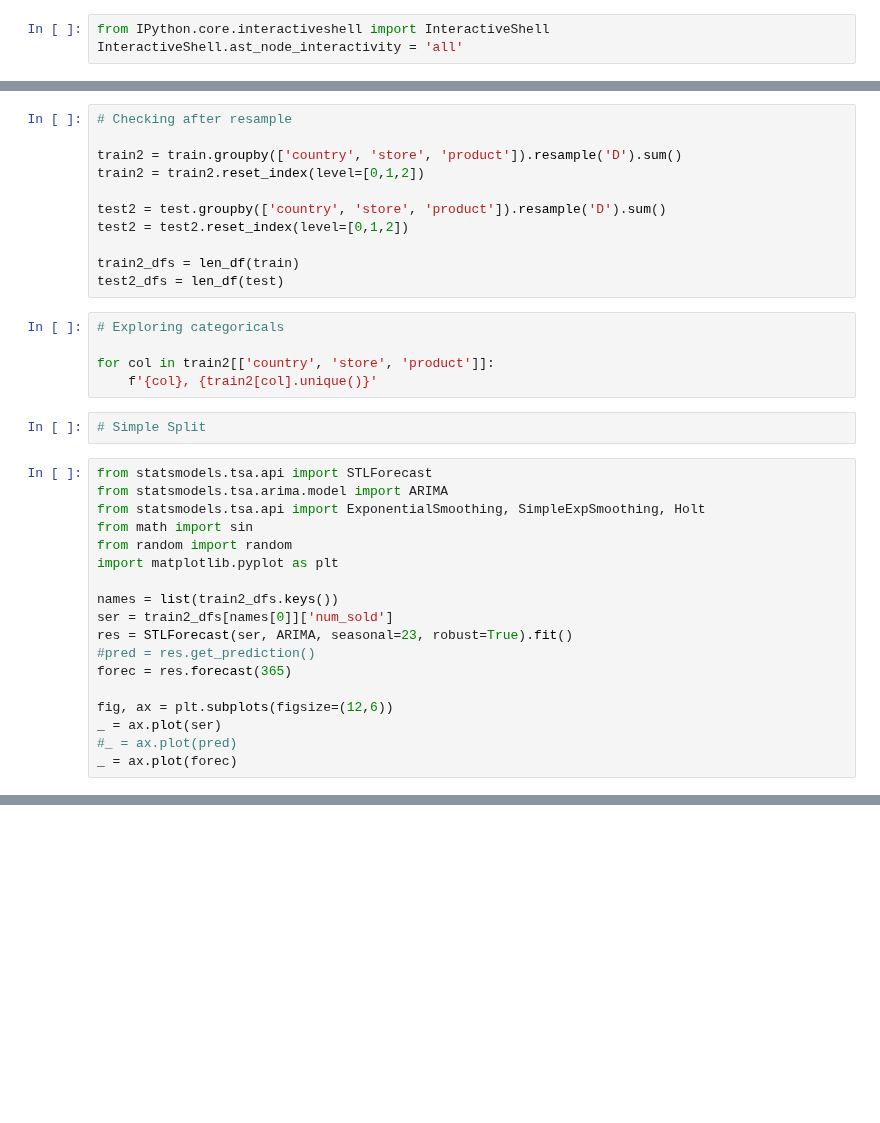
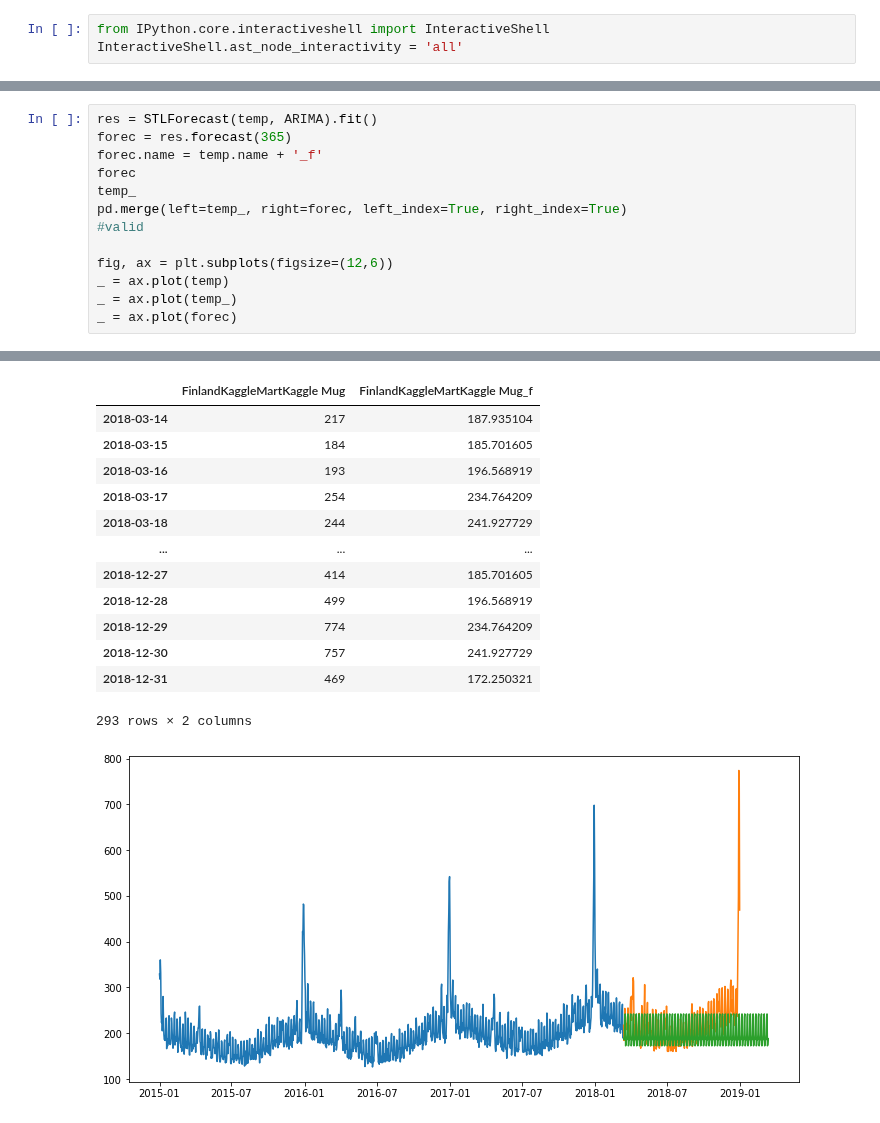
Before and after one commit to maulberto3/Kaggle_magic, a Jupyter notebook: simple-statsmodels-estimation.ipynb, the cells around one changed output, grey strips where cells are left out. Drawn from its saved outputs; the diff is of its cells as text; blank space fills up the shorter version.

Commit message:
Kaggle Notebook | Simple Linear Forecasts | Version 5

```diff
--- a/simple-statsmodels-estimation.ipynb
+++ b/simple-statsmodels-estimation.ipynb
@@ -61,36 +157,14 @@ test_dfs = len_df(test)
-# %%
-# Checking after resample
-
-train2 = train.groupby(['country', 'store', 'product']).resample('D').sum()
-train2 = train2.reset_index(level=[0,1,2])
-
-test2 = test.groupby(['country', 'store', 'product']).resample('D').sum()
-test2 = test2.reset_index(level=[0,1,2])
-
-train2_dfs = len_df(train)
-test2_dfs = len_df(test)
-# %%
-# Exploring categoricals
-
-for col in train2[['country', 'store', 'product']]:
-    f'{col}, {train2[col].unique()}'
-# %%
-# Simple Split
-# %%
-from statsmodels.tsa.api import STLForecast
-from statsmodels.tsa.arima.model import ARIMA
-from statsmodels.tsa.api import ExponentialSmoothing, SimpleExpSmoothing, Holt
-from math import sin
-from random import random
-import matplotlib.pyplot as plt
-
-names = list(train2_dfs.keys())
-ser = train2_dfs[names[0]]['num_sold']
-res = STLForecast(ser, ARIMA, seasonal=23, robust=True).fit()
-#pred = res.get_prediction()
-forec = res.forecast(365)
-
-fig, ax = plt.subplots(figsize=(12,6))
-_ = ax.plot(ser)
-#_ = ax.plot(pred)
-_ = ax.plot(forec)
+# %%
+res = STLForecast(temp, ARIMA).fit()
+forec = res.forecast(365)
+forec.name = temp.name + '_f'
+forec
+temp_
+pd.merge(left=temp_, right=forec, left_index=True, right_index=True)
+#valid
+
+fig, ax = plt.subplots(figsize=(12,6))
+_ = ax.plot(temp)
+_ = ax.plot(temp_)
+_ = ax.plot(forec)
+# %% [output]
@@ -97,3 +196,17 @@ _ = ax.plot(forec)
+|  | FinlandKaggleMartKaggle Mug | FinlandKaggleMartKaggle Mug_f |
+| 2018-03-14 | 217 | 187.935104 |
+| 2018-03-15 | 184 | 185.701605 |
+| 2018-03-16 | 193 | 196.568919 |
+| 2018-03-17 | 254 | 234.764209 |
+| 2018-03-18 | 244 | 241.927729 |
+| ... | ... | ... |
+| 2018-12-27 | 414 | 185.701605 |
+| 2018-12-28 | 499 | 196.568919 |
+| 2018-12-29 | 774 | 234.764209 |
+| 2018-12-30 | 757 | 241.927729 |
+| 2018-12-31 | 469 | 172.250321 |
+293 rows × 2 columns
+[figure, added]
 # %%
 class GA_Statsmodels():
     def __init__(self,
```
Also changed, not shown: parts of 16 cells of this notebook.
